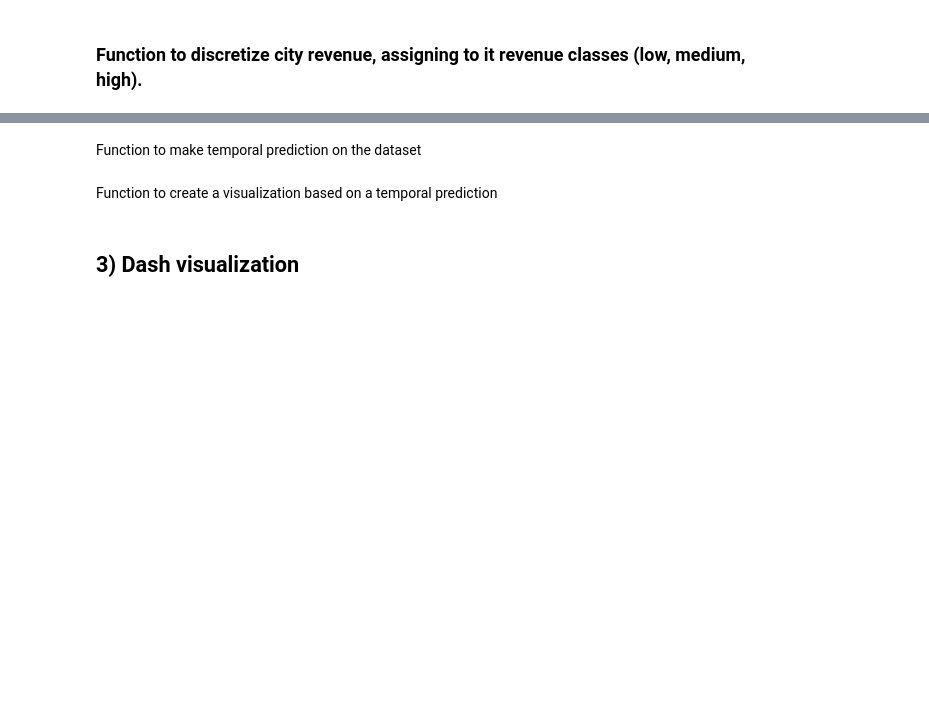
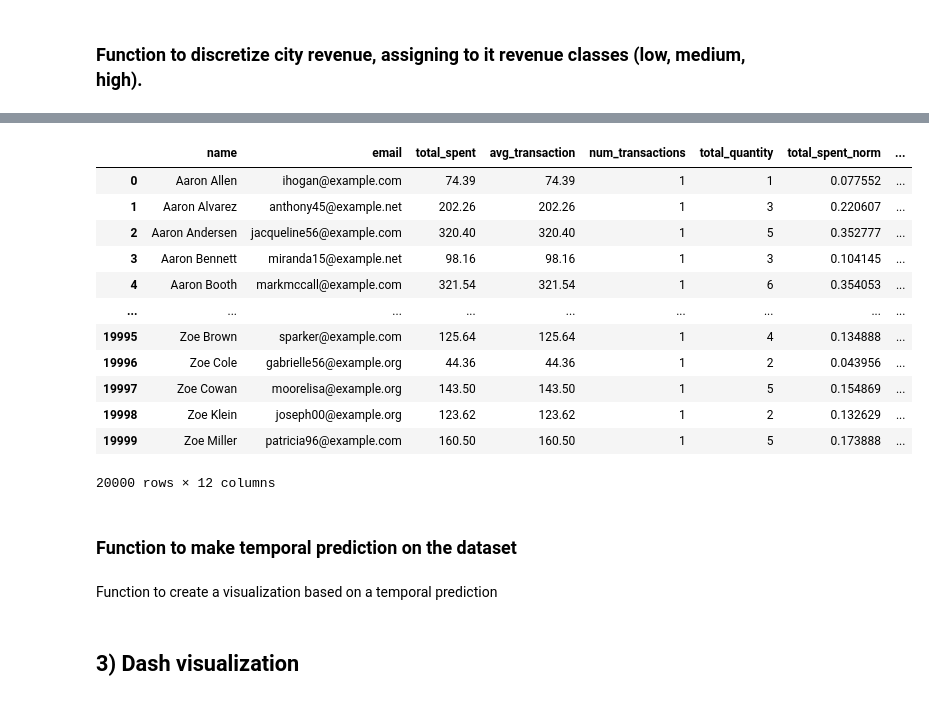
Before and after one commit to Loro67/invoices-data-analysis, a Jupyter notebook: Invoices-Dataset-Analysis.ipynb, the cells around one changed output, grey strips where cells are left out. Saved outputs shown, nothing was run; the diff lists cells and outputs as text; code cells hidden in the pictures; blank space fills up the shorter version.

Commit message:
New version for indicator 2: customer segmentation into Low, Medium and High value groups based on spending patterns and transaction frequency.

```diff
--- a/Invoices-Dataset-Analysis.ipynb
+++ b/Invoices-Dataset-Analysis.ipynb
@@ -402,0 +341,61 @@ def normalize_city_revenue(city_rev: pd.DataFrame) -> pd.DataFrame:
+# %%
+def customer_segmentation(df: pd.DataFrame) -> pd.DataFrame:
+    """
+    Applies MinMax normalization and K-Means clustering for segmentation.
+    Segments customers into Low, Medium, and High value groups based on
+    spending patterns and transaction frequency.
+
+    Input:
+        - df: invoices dataframe
+    Output:
+        - DataFrame with city revenue segmentation
+    """
+    # Ensure revenue column exists
+    df = df.copy()
+    if 'revenue' not in df.columns:
+        df['revenue'] = df.get('qty', 0) * df.get('amount', 0)
+
+    # Aggregate customer-level metrics
+    customer_profile = df.groupby(['name', 'email']).agg({
+        'revenue': ['sum', 'mean', 'count'],
+        'qty': 'sum'
+    }).reset_index()
+
+    customer_profile.columns = ['name', 'email',
+                                 'total_spent', 'avg_transaction',
+                                 'num_transactions', 'total_quantity']
+
+    # Apply MinMax Normalization to features
+    features = ['total_spent', 'avg_transaction', 'num_transactions', 'total_quantity']
+    scaler = MinMaxScaler()
+    customer_profile[[f'{f}_norm' for f in features]] = scaler.fit_transform(customer_profile[features])
+
+    # Basic safety checks before clustering
+    if customer_profile.shape[0] < 3:
+        # Not enough samples for 3 clusters: we skip clustering and return profile
+        customer_profile['segment'] = 0
+        customer_profile['segment_label'] = 'Single/Small'
+        return customer_profile
+
+    # K-Means Clustering (3 clusters)
+    kmeans = KMeans(n_clusters=3, random_state=42, n_init=10)
+    customer_profile['segment'] = kmeans.fit_predict(customer_profile[['total_spent_norm', 'num_transactions_norm']])
+
+    # Label segments based on spending levels
+    segment_means = customer_profile.groupby('segment')['total_spent'].mean().sort_values()
+    segment_mapping = {
+        segment_means.index[0]: 'Low Value',
+        segment_means.index[1]: 'Medium Value',
+        segment_means.index[2]: 'High Value'
+    }
+    customer_profile['segment_label'] = customer_profile['segment'].map(segment_mapping)
+
+    print("Segment Distribution:")
+    print(customer_profile['segment_label'].value_counts())
+    print("\nSegment Characteristics:")
+    print(customer_profile.groupby('segment_label')[['total_spent', 'num_transactions']].mean())
+
+    return customer_profile
+
+customer_segmentation(df)
+# %% [output]
@@ -403,5 +419,18 @@ def normalize_city_revenue(city_rev: pd.DataFrame) -> pd.DataFrame:
+|  | name | email | total_spent | avg_transaction | num_transactions | total_quantity | total_spent_norm | ... |
+| 0 | Aaron Allen | ihogan@example.com | 74.39 | 74.39 | 1 | 1 | 0.077552 | ... |
+| 1 | Aaron Alvarez | anthony45@example.net | 202.26 | 202.26 | 1 | 3 | 0.220607 | ... |
+| 2 | Aaron Andersen | jacqueline56@example.com | 320.40 | 320.40 | 1 | 5 | 0.352777 | ... |
+| 3 | Aaron Bennett | miranda15@example.net | 98.16 | 98.16 | 1 | 3 | 0.104145 | ... |
+| 4 | Aaron Booth | markmccall@example.com | 321.54 | 321.54 | 1 | 6 | 0.354053 | ... |
+| ... | ... | ... | ... | ... | ... | ... | ... | ... |
+| 19995 | Zoe Brown | sparker@example.com | 125.64 | 125.64 | 1 | 4 | 0.134888 | ... |
+| 19996 | Zoe Cole | gabrielle56@example.org | 44.36 | 44.36 | 1 | 2 | 0.043956 | ... |
+| 19997 | Zoe Cowan | moorelisa@example.org | 143.50 | 143.50 | 1 | 5 | 0.154869 | ... |
+| 19998 | Zoe Klein | joseph00@example.org | 123.62 | 123.62 | 1 | 2 | 0.132629 | ... |
+| 19999 | Zoe Miller | patricia96@example.com | 160.50 | 160.50 | 1 | 5 | 0.173888 | ... |
+20000 rows × 12 columns
 # %% [markdown]
-Function to make temporal prediction on the dataset
+### Function to make temporal prediction on the dataset
 # %%
 def temporal_prediction(df: pd.DataFrame, time: str="year",periods: int = 10):
     """
```
Also changed, not shown: parts of 11 cells of this notebook.
